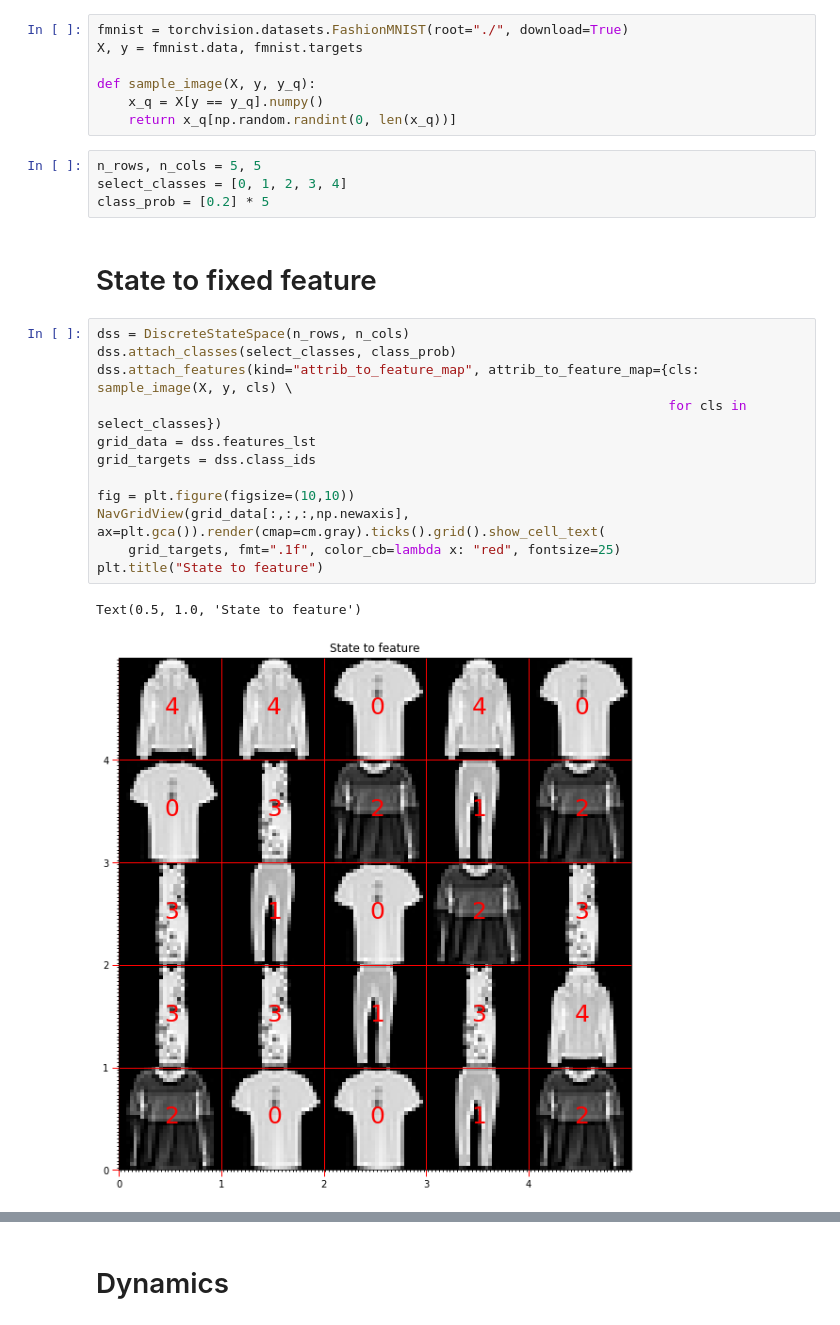
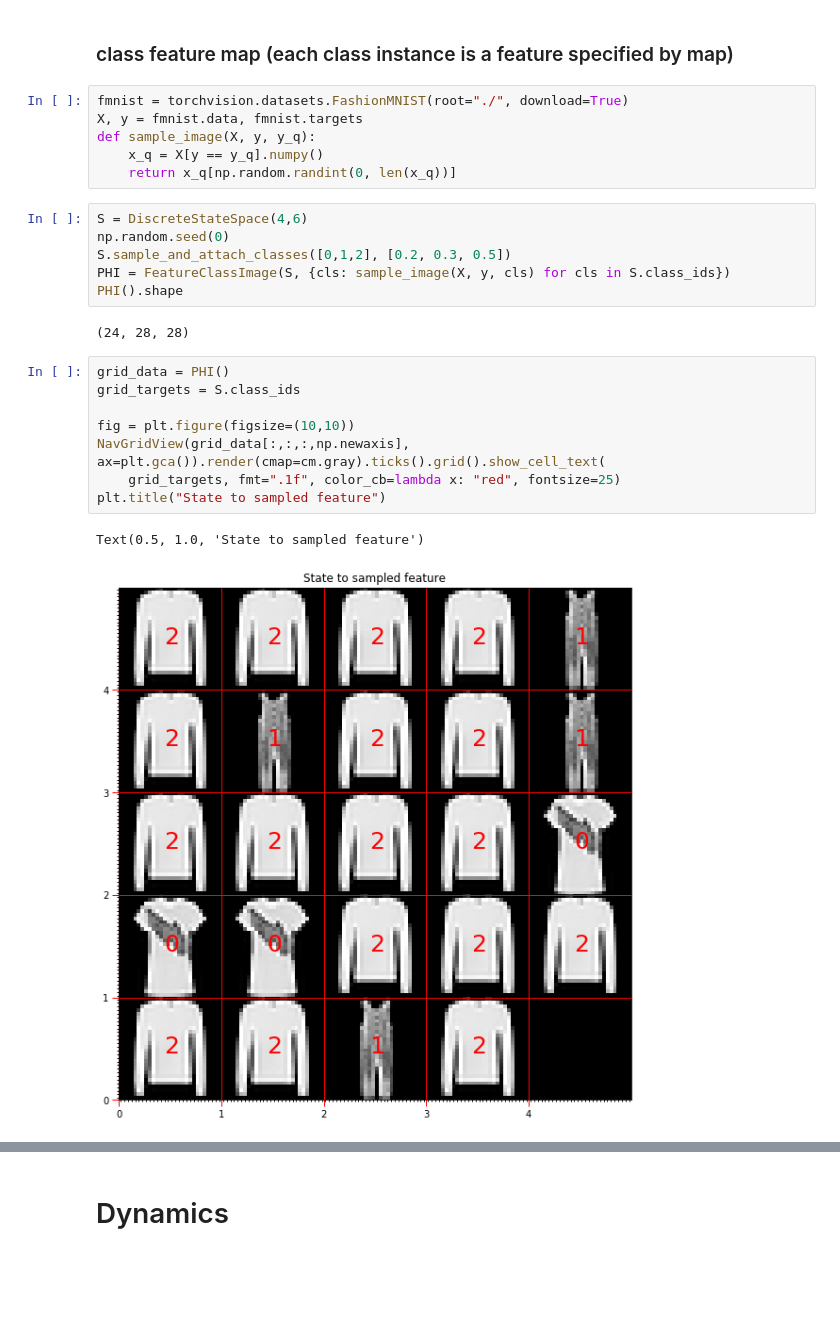
Before and after one commit to yrevar/InverseRL, a Jupyter notebook: discrete_state_space.ipynb, the cells around one changed output, grey strips where cells are left out. Drawn from its saved outputs; the diff is of its cells as text; blank space fills up the shorter version.

```diff
--- a/discrete_state_space.ipynb
+++ b/discrete_state_space.ipynb
@@ -16,28 +134,27 @@ from matplotlib import cm as cm, pyplot as plt, colors as mplotcolors
+# %% [markdown]
+### class feature map (each class instance is a feature specified by map)
 # %%
 fmnist = torchvision.datasets.FashionMNIST(root="./", download=True)
 X, y = fmnist.data, fmnist.targets
-
 def sample_image(X, y, y_q):
     x_q = X[y == y_q].numpy()
     return x_q[np.random.randint(0, len(x_q))]
-# %%
-n_rows, n_cols = 5, 5
-select_classes = [0, 1, 2, 3, 4]
-class_prob = [0.2] * 5
-# %% [markdown]
-# State to fixed feature
+# %%
+S = DiscreteStateSpace(4,6)
+np.random.seed(0)
+S.sample_and_attach_classes([0,1,2], [0.2, 0.3, 0.5])
+PHI = FeatureClassImage(S, {cls: sample_image(X, y, cls) for cls in S.class_ids})
+PHI().shape
+# %% [output]
+(24, 28, 28)
 # %%
-dss = DiscreteStateSpace(n_rows, n_cols)
-dss.attach_classes(select_classes, class_prob)
-dss.attach_features(kind="attrib_to_feature_map", attrib_to_feature_map={cls: sample_image(X, y, cls) \
-                                                                         for cls in select_classes})
-grid_data = dss.features_lst
-grid_targets = dss.class_ids
+grid_data = PHI()
+grid_targets = S.class_ids
 
 fig = plt.figure(figsize=(10,10))
 NavGridView(grid_data[:,:,:,np.newaxis], ax=plt.gca()).render(cmap=cm.gray).ticks().grid().show_cell_text(
     grid_targets, fmt=".1f", color_cb=lambda x: "red", fontsize=25)
-plt.title("State to feature")
+plt.title("State to sampled feature")
 # %% [output]
-Text(0.5, 1.0, 'State to feature')
+Text(0.5, 1.0, 'State to sampled feature')
-[figure, old version]
+[figure, new version]
```
Also changed, not shown: parts of 38 cells of this notebook, 4 other files.
